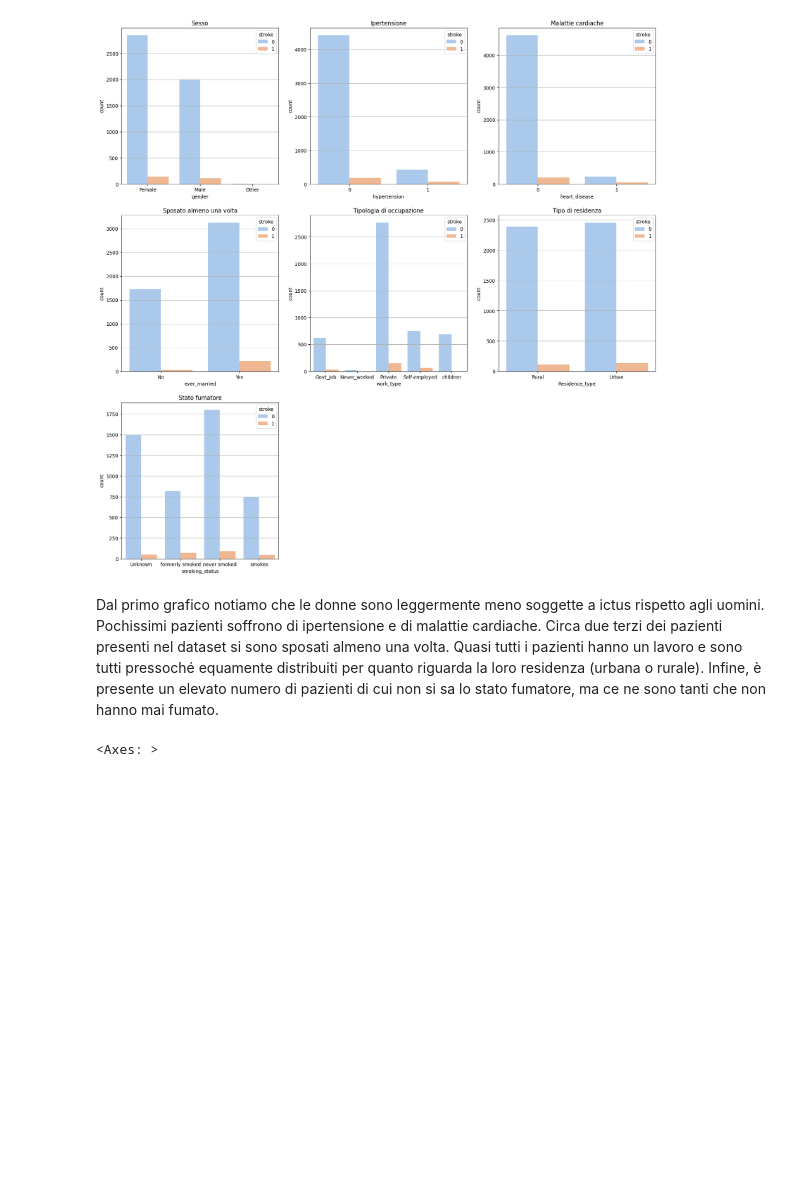
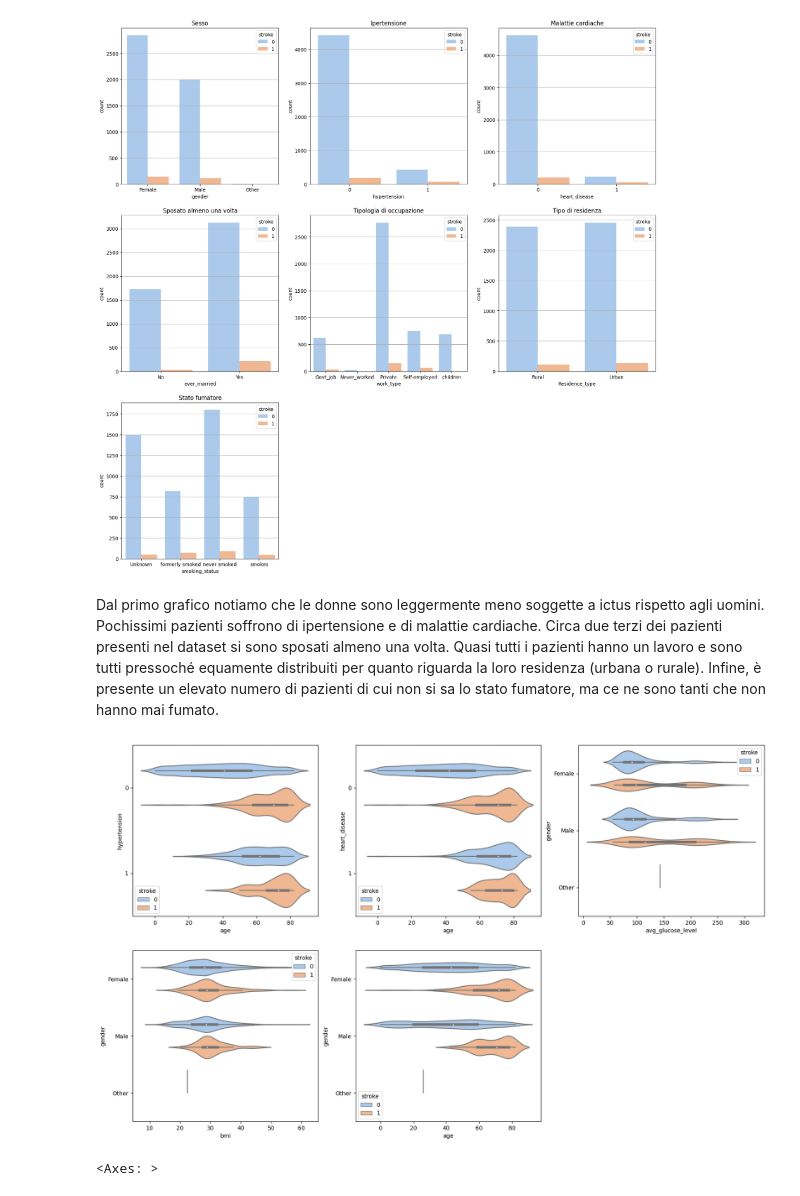
Before and after one commit to LucaSamore/Stroke-Prediction-Analysis, a Jupyter notebook: stroke_prediction_analysis.ipynb, the cells around one changed output. Saved outputs shown, nothing was run; the diff lists cells and outputs as text; code cells hidden in the pictures; blank space fills up the shorter version.

```diff
--- a/stroke_prediction_analysis.ipynb
+++ b/stroke_prediction_analysis.ipynb
@@ -354,6 +353,27 @@ plt.show()
 [figure]
 # %% [markdown]
 Dal primo grafico notiamo che le donne sono leggermente meno soggette a ictus rispetto agli uomini. Pochissimi pazienti soffrono di ipertensione e di malattie cardiache. Circa due terzi dei pazienti presenti nel dataset si sono sposati almeno una volta. Quasi tutti i pazienti hanno un lavoro e sono tutti pressoché equamente distribuiti per quanto riguarda la loro residenza (urbana o rurale). Infine, è presente un elevato numero di pazienti di cui non si sa lo stato fumatore, ma ce ne sono tanti che non hanno mai fumato.
+# %%
+plt.figure(figsize=(20, 12))
+
+plt.subplot(2, 3, 1)
+sns.violinplot(data=dataset, x='age', y='hypertension', hue='stroke', palette='pastel')
+
+plt.subplot(2, 3, 2)
+sns.violinplot(data=dataset, x='age', y='heart_disease', hue='stroke', palette='pastel')
+
+plt.subplot(2, 3, 3)
+sns.violinplot(data=dataset, x='avg_glucose_level', y='gender', hue='stroke', palette='pastel')
+
+plt.subplot(2, 3, 4)
+sns.violinplot(data=dataset, x='bmi', y='gender', hue='stroke', palette='pastel')
+
+plt.subplot(2, 3, 5)
+sns.violinplot(data=dataset, x='age', y='gender', hue='stroke', palette='pastel')
+
+plt.show();
+# %% [output]
+[figure, added]
 # %%
 correlation_matrix = dataset.corr(method='pearson', numeric_only=True)
 plt.figure(figsize=(5,4))
```
Also changed, not shown: parts of 2 cells of this notebook.
